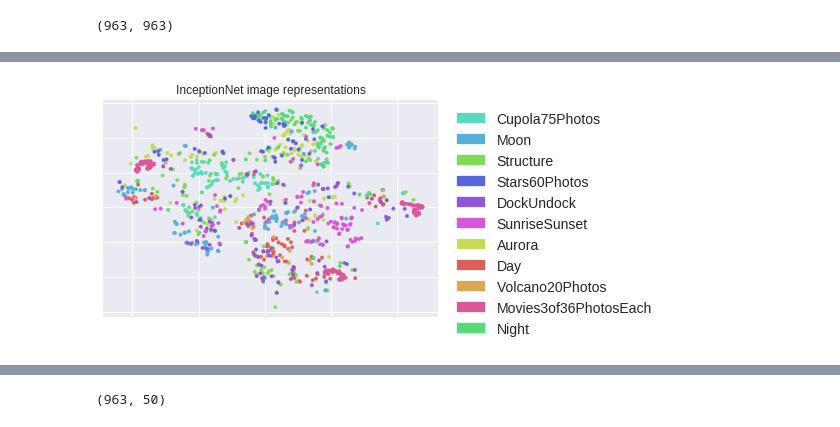
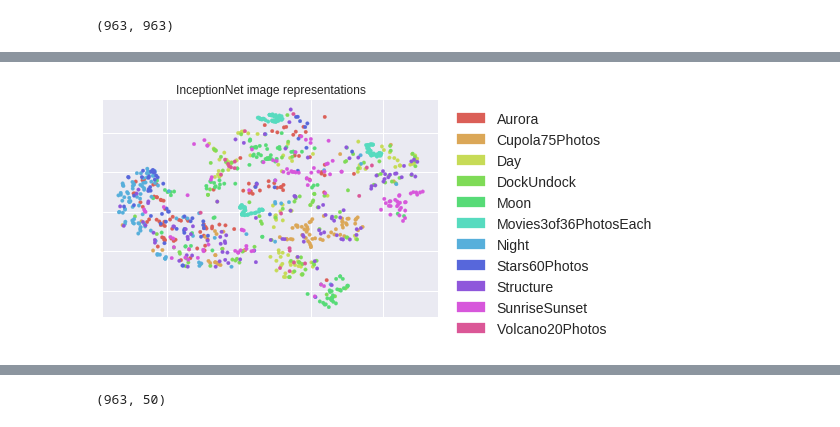
Before and after one commit to benlawson/expert-broccoli, a Jupyter notebook: plot representation.ipynb, the cells around one changed output, grey strips where cells are left out. Cells and saved outputs as stored; diff of their text form; code cells hidden in the pictures.

```diff
--- a/plot representation.ipynb
+++ b/plot representation.ipynb
@@ -16,13 +8,0 @@ dict_keys(['/ssdrive/WinEarthPhotosByKeyword/Day', '/ssdrive/WinEarthPhotosByKey
-# %%
-flatten = lambda l: [item for sublist in l for item in sublist]
-
-X = []
-labels = []
-label2id = {}
-for label, key in enumerate(data):
-    for _ in data[key][0]:
-        true_label = os.path.basename(key)
-        label2id[true_label] = label
-        labels.append(true_label)
-    for x in data[key]:
-        X.extend(x)
@@ -38,9 +9,18 @@ len(labels)
+# %%
+inc = joblib.load('./inception_representations.joblib')
+pca = joblib.load('./pca_representation.joblib')
+res = joblib.load('./resnet_representations.joblib')
+_, labels, _ = joblib.load('./labels.joblib')
 # %%
 pca.shape
 # %% [output]
 (963, 963)
+# %%
+label_order =  []
+for label in labels:
+    if label not in label_order:
+        label_order.append(label)
 # %%
-
 import matplotlib.patches as mpatches
 def plot_data(X, labels, title=''):
 
@@ -54,15 +34,15 @@ def plot_data(X, labels, title=''):
     cm = []
     colors = sns.color_palette()
     for label in labels:
-        idx = label2id[label]
+        idx = label_order.index(label)
         cm.append(colors[idx])
     plt.scatter(x,y,color=cm, marker='.')
     frame1 = plt.gca()
     frame1.axes.xaxis.set_ticklabels([])
     frame1.axes.yaxis.set_ticklabels([])
     patches = []
-    for label in set(labels):
-        patches.append( mpatches.Patch(color=colors[label2id[label]], label=label))
+    for label in sorted(label_order):
+        patches.append( mpatches.Patch(color=colors[label_order.index(label)], label=label))
     lgd = plt.legend(handles=patches, loc='upper left', prop=dict(size=14), bbox_to_anchor=(1.02, 1))
     plt.title(title)
     plt.savefig('{}.png'.format(title), bbox_extra_artists=(lgd,), bbox_inches="tight")
@@ -73,4 +53,4 @@ plot_data(pca, labels, "PCA'd raw image representations")
 # %%
-plot_data(X, labels, "InceptionNet image representations")
+plot_data(inc, labels, "InceptionNet image representations")
 # %% [output]
-[figure, old version]
+[figure, new version]
```
Also changed, not shown: parts of 14 cells of this notebook.
